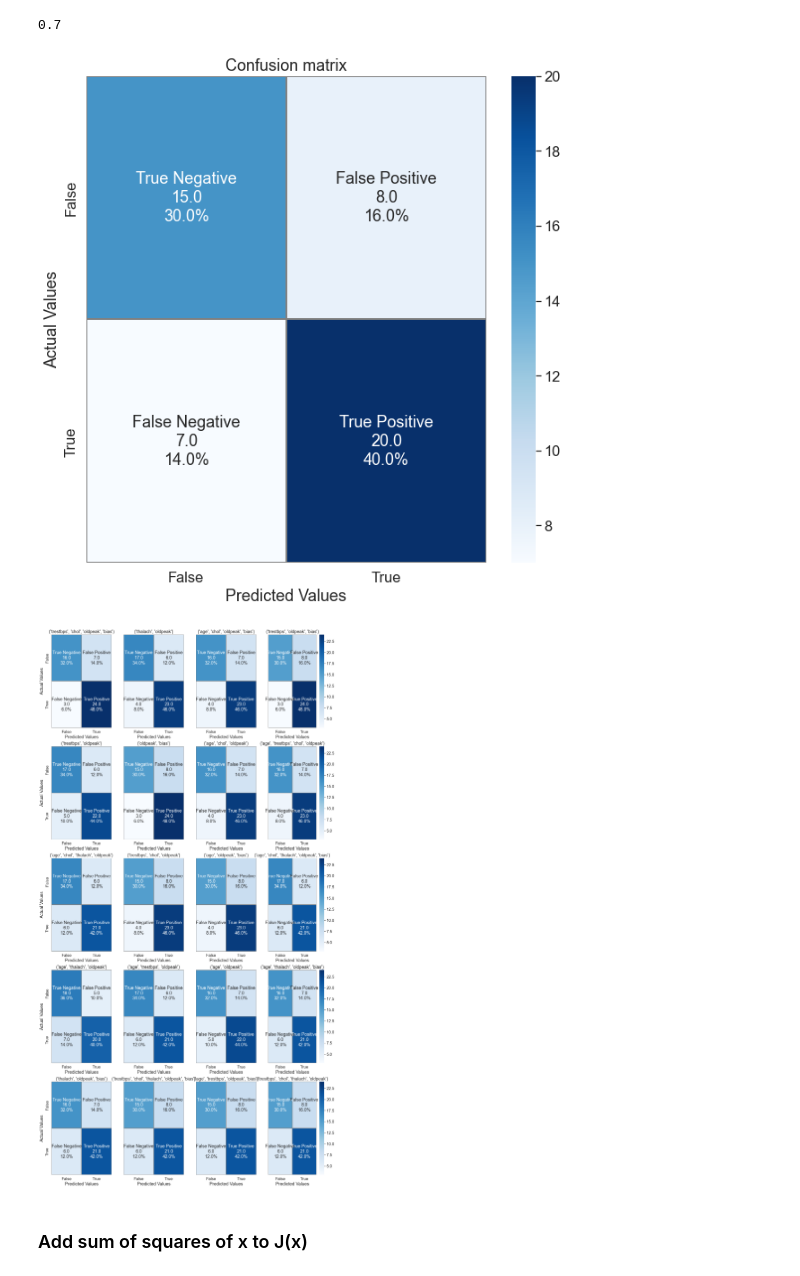
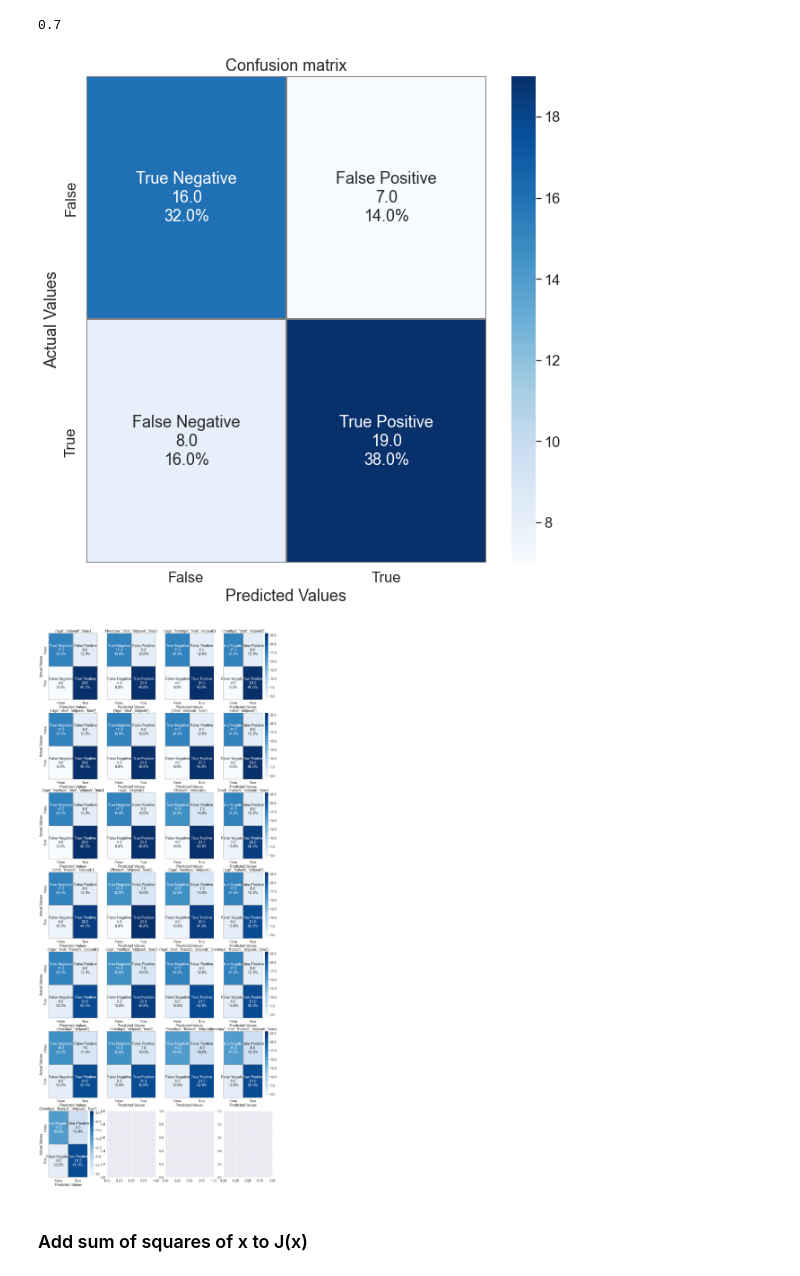
Before and after one commit to TheKompot/LogisticRegression, a Jupyter notebook: logistic_regression.ipynb, the cells around one changed output. Saved outputs shown, nothing was run; the diff lists cells and outputs as text; code cells hidden in the pictures.

Commit message:
test: Add some tests with normalized data

```diff
--- a/logistic_regression.ipynb
+++ b/logistic_regression.ipynb
@@ -183,7 +183,7 @@ def confusion_matrices(test, predicted, accuracy):
         else:
             axj = ax[j//4]
         sns.heatmap(result, ax=axj, annot=labels, fmt="", cmap='Blues', linecolor="gray", linewidths=0.2,
-                    cbar=not (j+1)%4, vmin=vmin, vmax=vmax, yticklabels=not j%4)
+                    cbar=not (j+1)%4 or j==n-1, vmin=vmin, vmax=vmax, yticklabels=not j%4)
         axj.set_title(f"{accuracy[j][1]}")
         axj.set_xlabel("Predicted Values")
         axj.xaxis.set_ticklabels(['False','True'])
@@ -203,13 +208,17 @@ x_train_norm, x_test_norm = np.copy(x_train), np.copy(x_test)
 # %%
-# scaler = MinMaxScaler(feature_range=(-1, 1)).fit(x_train_norm)
+scaler = MinMaxScaler().fit(x_train_norm)
 
-# x_train_norm = -scaler.transform(x_train_norm)
-# x_test_norm = -scaler.transform(x_test_norm)
+x_train_norm = scaler.transform(x_train_norm)
+x_test_norm = scaler.transform(x_test_norm)
 
 # scaler = StandardScaler().fit(x_train_norm)
 
 # x_train_norm = scaler.transform(x_train_norm)
 # x_test_norm = scaler.transform(x_test_norm)
+
 print(x_test_norm.mean(axis=0))
 print(x_test_norm.std(axis=0))
+
+# [0.54208333 0.34207547 0.25625571 0.58931298 0.16580645 0.        ]
+# [0.20930979 0.13831373 0.10691911 0.16525968 0.16540053 0.        ]
 # %% [output]
@@ -223,19 +232,19 @@ lr2.accuracy(y_test, predicted)
 # %% [output]
 0.7
 # %%
-confusion_matrix(y_test, predicted)
+confusion_matrix(y_test, predicted_norm)
 # %% [output]
-[figure, old version]
+[figure, new version]
 # %%
 # Znovu vsetky kombinacie stlpcov a confusion matrices, teraz pre normalizovane data
 
 df_train_norm = pd.DataFrame(x_train_norm, columns=df_train.columns.drop("target,"))
 df_test_norm = pd.DataFrame(x_test_norm, columns=df_test.columns.drop("target"))
-accuracies_sorted, predicted_list_sorted = sort_accuracies_predicted(*combinations_of_columns(df_train_norm, df_test_norm, y_train, y_test))
-fltr = np.where(accuracies_sorted[:,0] > 0.7)[-1][-1]
-confusion_matrices([y_test]*fltr, np.nan_to_num(predicted_list_sorted[:fltr]), accuracies_sorted[:fltr])
+accuracies_sorted_norm, predicted_list_sorted_norm = sort_accuracies_predicted(*combinations_of_columns(df_train_norm, df_test_norm, y_train, y_test))
+fltr_norm = np.where(accuracies_sorted_norm[:,0] > 0.7)[-1][-1]
+confusion_matrices([y_test]*fltr_norm, np.nan_to_num(predicted_list_sorted_norm[:fltr_norm]), accuracies_sorted_norm[:fltr_norm])
 # %% [output]
-[figure, old version]
+[figure, new version]
 # %% [markdown]
 ### Add sum of squares of x to J(x)
 # %%
```
Also changed, not shown: parts of 4 cells of this notebook.
